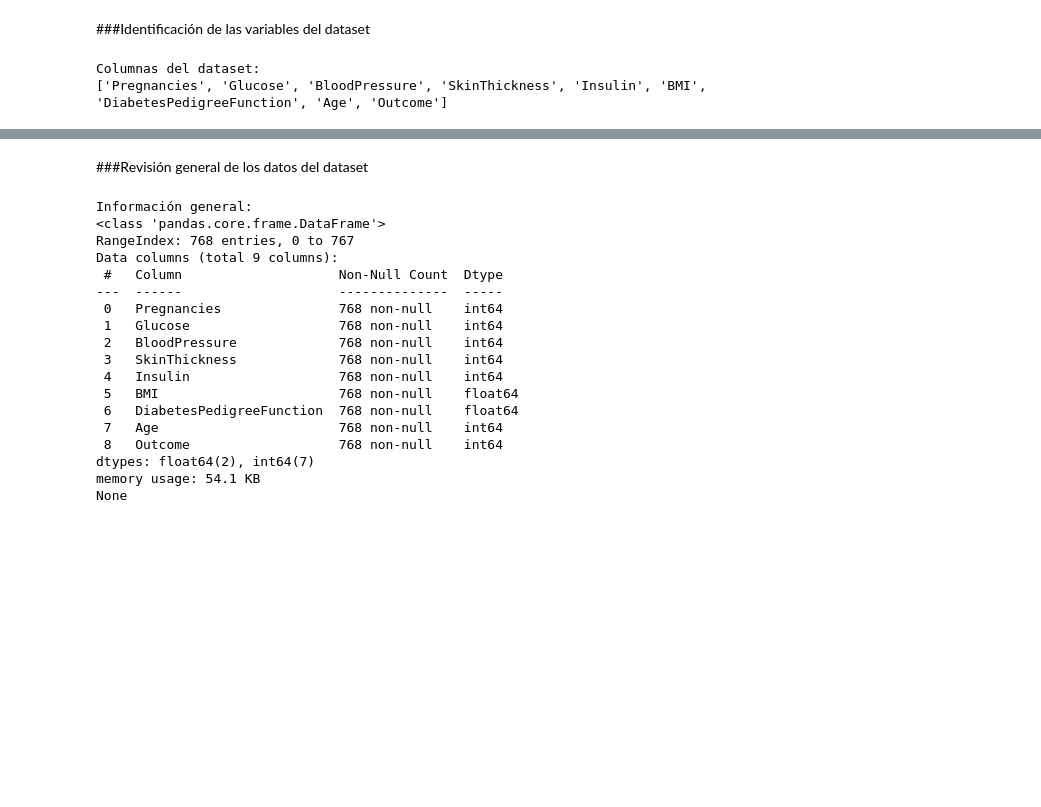
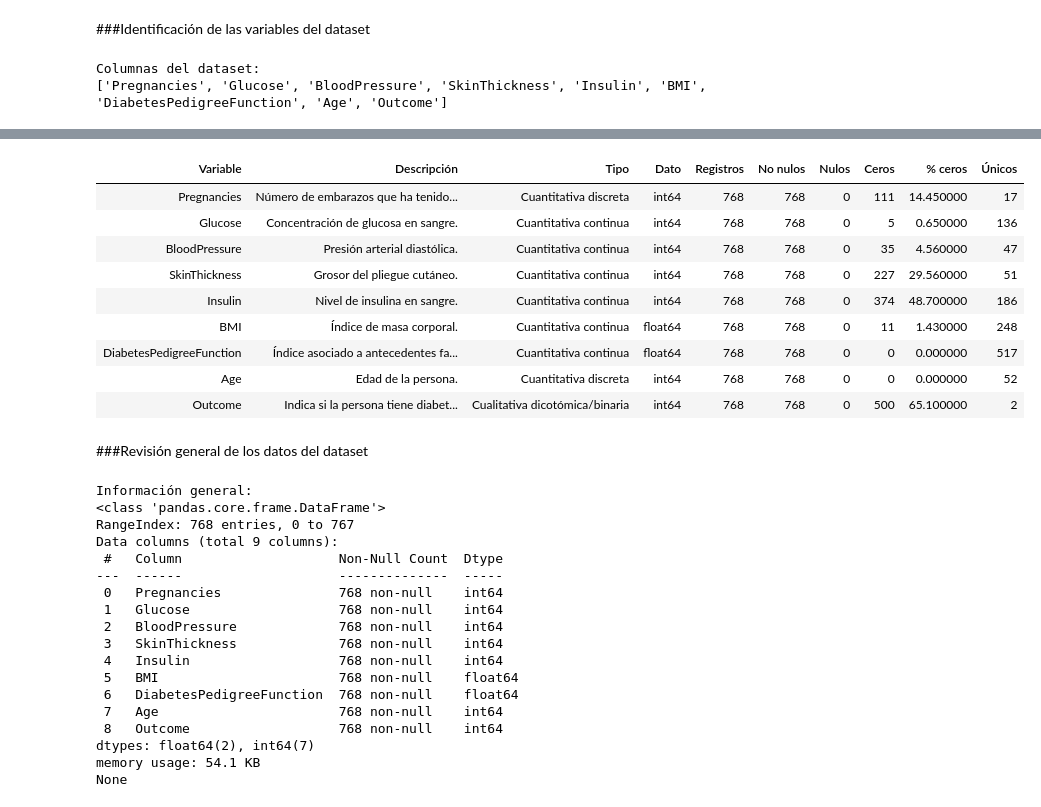
Before and after one commit to AngellyC07/Ciencia_de_datos, a Jupyter notebook: Pima_Indians.ipynb, the cells around one changed output, grey strips where cells are left out. Saved outputs shown, nothing was run; the diff lists cells and outputs as text; code cells hidden in the pictures; blank space fills up the shorter version.

```diff
--- a/Pima_Indians.ipynb
+++ b/Pima_Indians.ipynb
@@ -80,3 +83,93 @@ Columnas del dataset:
+# %%
+# ==========================================
+# DESCRIPCIÓN BÁSICA DE LAS VARIABLES
+# ==========================================
+
+import pandas as pd
+from IPython.display import display
+
+# Cargar dataset
+df = pd.read_csv("diabetes.csv")
+
+# Tabla descriptiva base
+descripcion_variables = pd.DataFrame({
+    "Variable": [
+        "Pregnancies",
+        "Glucose",
+        "BloodPressure",
+        "SkinThickness",
+        "Insulin",
+        "BMI",
+        "DiabetesPedigreeFunction",
+        "Age",
+        "Outcome"
+    ],
+
+    "Descripción": [
+        "Número de embarazos que ha tenido la persona.",
+        "Concentración de glucosa en sangre.",
+        "Presión arterial diastólica.",
+        "Grosor del pliegue cutáneo.",
+        "Nivel de insulina en sangre.",
+        "Índice de masa corporal.",
+        "Índice asociado a antecedentes familiares de diabetes.",
+        "Edad de la persona.",
+        "Indica si la persona tiene diabetes o no."
+    ],
+
+    "Tipo": [
+        "Cuantitativa discreta",
+        "Cuantitativa continua",
+        "Cuantitativa continua",
+        "Cuantitativa continua",
+        "Cuantitativa continua",
+        "Cuantitativa continua",
+        "Cuantitativa continua",
+        "Cuantitativa discreta",
+        "Cualitativa dicotómica/binaria"
+    ]
+})
+
+# Agregar datos extraídos directamente del dataset
+descripcion_variables["Dato"] = df.dtypes.astype(str).values
+descripcion_variables["Registros"] = df.shape[0]
+descripcion_variables["No nulos"] = df.notnull().sum().values
+descripcion_variables["Nulos"] = df.isnull().sum().values
+descripcion_variables["Ceros"] = (df == 0).sum().values
+descripcion_variables["% ceros"] = ((df == 0).sum() / len(df) * 100).round(2).values
+descripcion_variables["Únicos"] = df.nunique().values
+
+# Reordenar columnas
+descripcion_variables = descripcion_variables[
+    ["Variable", "Descripción", "Tipo", "Dato", "Registros", "No nulos", "Nulos", "Ceros", "% ceros", "Únicos"]
+]
+
+# Mostrar tabla
+display(
+    descripcion_variables.style
+    .hide(axis="index")
+    .set_properties(**{
+        "text-align": "left",
+        "white-space": "normal"
+    })
+    .set_properties(subset=["Variable"], **{
+        "font-weight": "bold"
+    })
+    .set_table_styles([
+        {"selector": "th", "props": [("text-align", "center")]}
+    ])
+)
+# %% [output]
+| Variable | Descripción | Tipo | Dato | Registros | No nulos | Nulos | Ceros | % ceros | Únicos |
+| Pregnancies | Número de embarazos que ha tenido... | Cuantitativa discreta | int64 | 768 | 768 | 0 | 111 | 14.450000 | 17 |
+| Glucose | Concentración de glucosa en sangre. | Cuantitativa continua | int64 | 768 | 768 | 0 | 5 | 0.650000 | 136 |
+| BloodPressure | Presión arterial diastólica. | Cuantitativa continua | int64 | 768 | 768 | 0 | 35 | 4.560000 | 47 |
+| SkinThickness | Grosor del pliegue cutáneo. | Cuantitativa continua | int64 | 768 | 768 | 0 | 227 | 29.560000 | 51 |
+| Insulin | Nivel de insulina en sangre. | Cuantitativa continua | int64 | 768 | 768 | 0 | 374 | 48.700000 | 186 |
+| BMI | Índice de masa corporal. | Cuantitativa continua | float64 | 768 | 768 | 0 | 11 | 1.430000 | 248 |
+| DiabetesPedigreeFunction | Índice asociado a antecedentes fa... | Cuantitativa continua | float64 | 768 | 768 | 0 | 0 | 0.000000 | 517 |
+| Age | Edad de la persona. | Cuantitativa discreta | int64 | 768 | 768 | 0 | 0 | 0.000000 | 52 |
+| Outcome | Indica si la persona tiene diabet... | Cualitativa dicotómica/binaria | int64 | 768 | 768 | 0 | 500 | 65.100000 | 2 |
 # %% [markdown]
 ###Revisión general de los datos del dataset
 # %%
```
Also changed, not shown: parts of 44 cells of this notebook.
